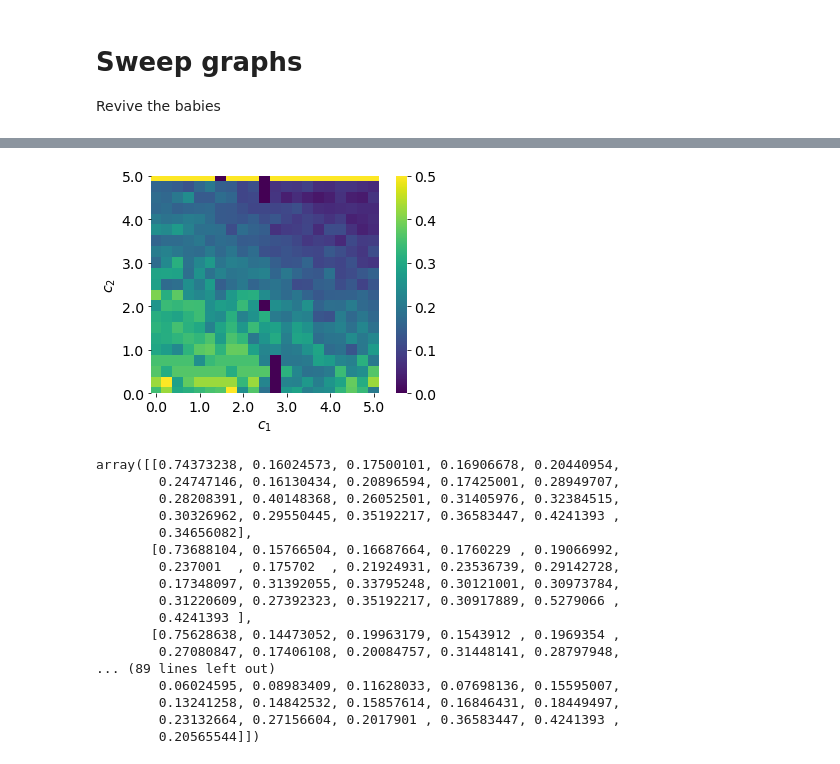
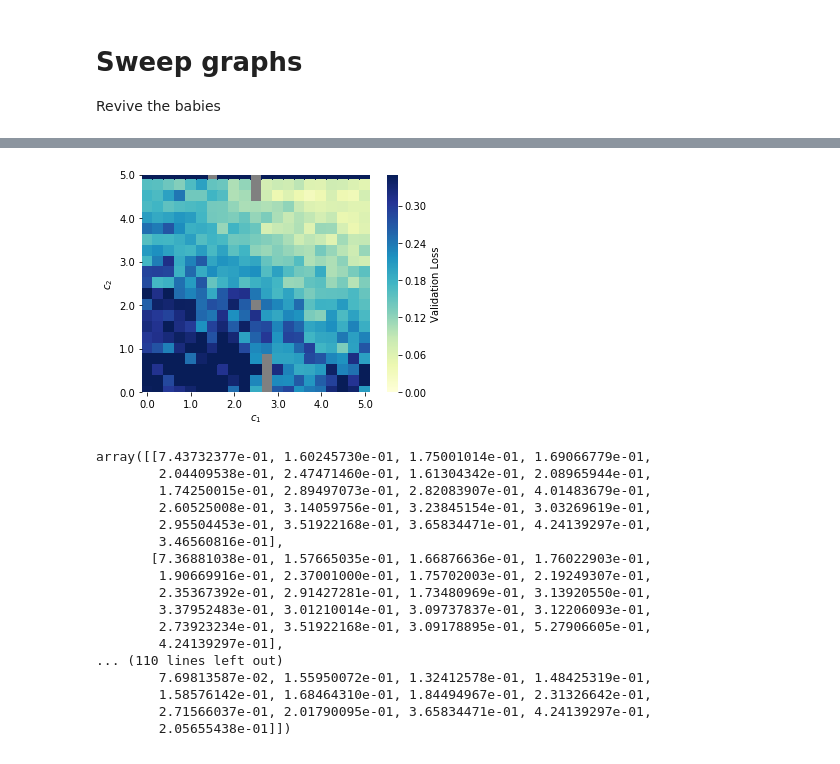
Before and after one commit to will-0/4G4, a Jupyter notebook: Code/.ipynb, the cells around one changed output, grey strips where cells are left out. Cells and saved outputs as stored; diff of their text form; code cells hidden in the pictures.

```diff
--- a/Code/.ipynb
+++ b/Code/.ipynb
@@ -44,29 +40,24 @@ sns.heatmap(df, mask=mask)
 def plot_heatmap(z, x_range, y_range, clip_min = 0, clip_max = 1, square = True, grid_space = 6, cmap_lims = (0, 1)):
     'Plots a heatmap with the data'
 
-
     temp = np.array(z, dtype = 'float')
     # I changed nan from nan=0.0 to nan=100 so that non convergent ones look bad instead of good
     # Even better would be to make them grey and add a label
-    temp = np.nan_to_num(temp, nan=0, posinf=0, neginf=0)
-    temp = np.clip(temp, clip_min, clip_max)
+    #temp = np.nan_to_num(temp, nan=100, posinf=100, neginf=100)
+#     temp = np.clip(temp, clip_min, clip_max)
 
     z_array = np.fliplr(temp.reshape((x_range[2], y_range[2])))
-    #mask = z_array.isnull()
 
     #Choose colours for heat map
-    cmap = plt.get_cmap('viridis')
-
+    cmap = plt.get_cmap("YlGnBu")#('bwr')
 #     cmap.set_under(color = 'r', alpha = 0.1)
 
+# maybe here the min and max are swapped
     heat_map = sb.heatmap(z_array.T, xticklabels=True, yticklabels=True, square = square,
-                          cmap=cmap, vmin=cmap_lims[0], vmax=cmap_lims[1])# set the colour limits here
+                          cmap=cmap, vmin=cmap_lims[0], vmax=cmap_lims[1], cbar_kws={'label': 'Validation Loss'},
+                          mask=np.isnan(z_array.T))
+    heat_map.set_facecolor('grey')
 
-    #heat_map = sb.heatmap(z_array.T, xticklabels=True, yticklabels=True, square = square,
-                      #    cmap=cmap, vmin=cmap_lims[0], vmax=cmap_lims[1], mask=z_array.T.isnull())# set the colour limits here
-
-    #heat_map = sb.heatmap(z_array.T, xticklabels=True, yticklabels=True, square = square,
-                         # cmap=cmap, vmin=cmap_lims[0], vmax=cmap_lims[1], missing_kwds= dict(color = "lightgrey",))
     # Set x ticks
     plt.xticks(ticks = np.linspace(0, x_range[2]-1, grid_space)+0.5, rotation=0)
 
@@ -90,23 +90,23 @@ def plot_heatmap(z, x_range, y_range, clip_min = 0, clip_max = 1, square = True,
 # %%
 x, y, z = get_data('pso_16', "c_1", "c_2")
 
-plot_heatmap(z, x_range = (0, 5, 21, "$c_1$"), y_range = (0, 5, 21, "$c_2$"), cmap_lims = (0, 0.5))
+plot_heatmap(z, x_range = (0, 5, 21, "$c_1$"), y_range = (0, 5, 21, "$c_2$"), cmap_lims = (0, 0.35))
 # %% [output]
-[figure, old version]
+[figure, new version]
-array([[0.74373238, 0.16024573, 0.17500101, 0.16906678, 0.20440954,
-        0.24747146, 0.16130434, 0.20896594, 0.17425001, 0.28949707,
-        0.28208391, 0.40148368, 0.26052501, 0.31405976, 0.32384515,
-        0.30326962, 0.29550445, 0.35192217, 0.36583447, 0.4241393 ,
-        0.34656082],
-       [0.73688104, 0.15766504, 0.16687664, 0.1760229 , 0.19066992,
-        0.237001  , 0.175702  , 0.21924931, 0.23536739, 0.29142728,
-        0.17348097, 0.31392055, 0.33795248, 0.30121001, 0.30973784,
-        0.31220609, 0.27392323, 0.35192217, 0.30917889, 0.5279066 ,
-        0.4241393 ],
-       [0.75628638, 0.14473052, 0.19963179, 0.1543912 , 0.1969354 ,
-        0.27080847, 0.17406108, 0.20084757, 0.31448141, 0.28797948,
-... (89 lines left out)
-        0.06024595, 0.08983409, 0.11628033, 0.07698136, 0.15595007,
-        0.13241258, 0.14842532, 0.15857614, 0.16846431, 0.18449497,
-        0.23132664, 0.27156604, 0.2017901 , 0.36583447, 0.4241393 ,
-        0.20565544]])
+array([[7.43732377e-01, 1.60245730e-01, 1.75001014e-01, 1.69066779e-01,
+        2.04409538e-01, 2.47471460e-01, 1.61304342e-01, 2.08965944e-01,
+        1.74250015e-01, 2.89497073e-01, 2.82083907e-01, 4.01483679e-01,
+        2.60525008e-01, 3.14059756e-01, 3.23845154e-01, 3.03269619e-01,
+        2.95504453e-01, 3.51922168e-01, 3.65834471e-01, 4.24139297e-01,
+        3.46560816e-01],
+       [7.36881038e-01, 1.57665035e-01, 1.66876636e-01, 1.76022903e-01,
+        1.90669916e-01, 2.37001000e-01, 1.75702003e-01, 2.19249307e-01,
+        2.35367392e-01, 2.91427281e-01, 1.73480969e-01, 3.13920550e-01,
+        3.37952483e-01, 3.01210014e-01, 3.09737837e-01, 3.12206093e-01,
+        2.73923234e-01, 3.51922168e-01, 3.09178895e-01, 5.27906605e-01,
+        4.24139297e-01],
+... (110 lines left out)
+        7.69813587e-02, 1.55950072e-01, 1.32412578e-01, 1.48425319e-01,
+        1.58576142e-01, 1.68464310e-01, 1.84494967e-01, 2.31326642e-01,
+        2.71566037e-01, 2.01790095e-01, 3.65834471e-01, 4.24139297e-01,
+        2.05655438e-01]])
```
Also changed, not shown: parts of 17 cells of this notebook, 1 other file.
